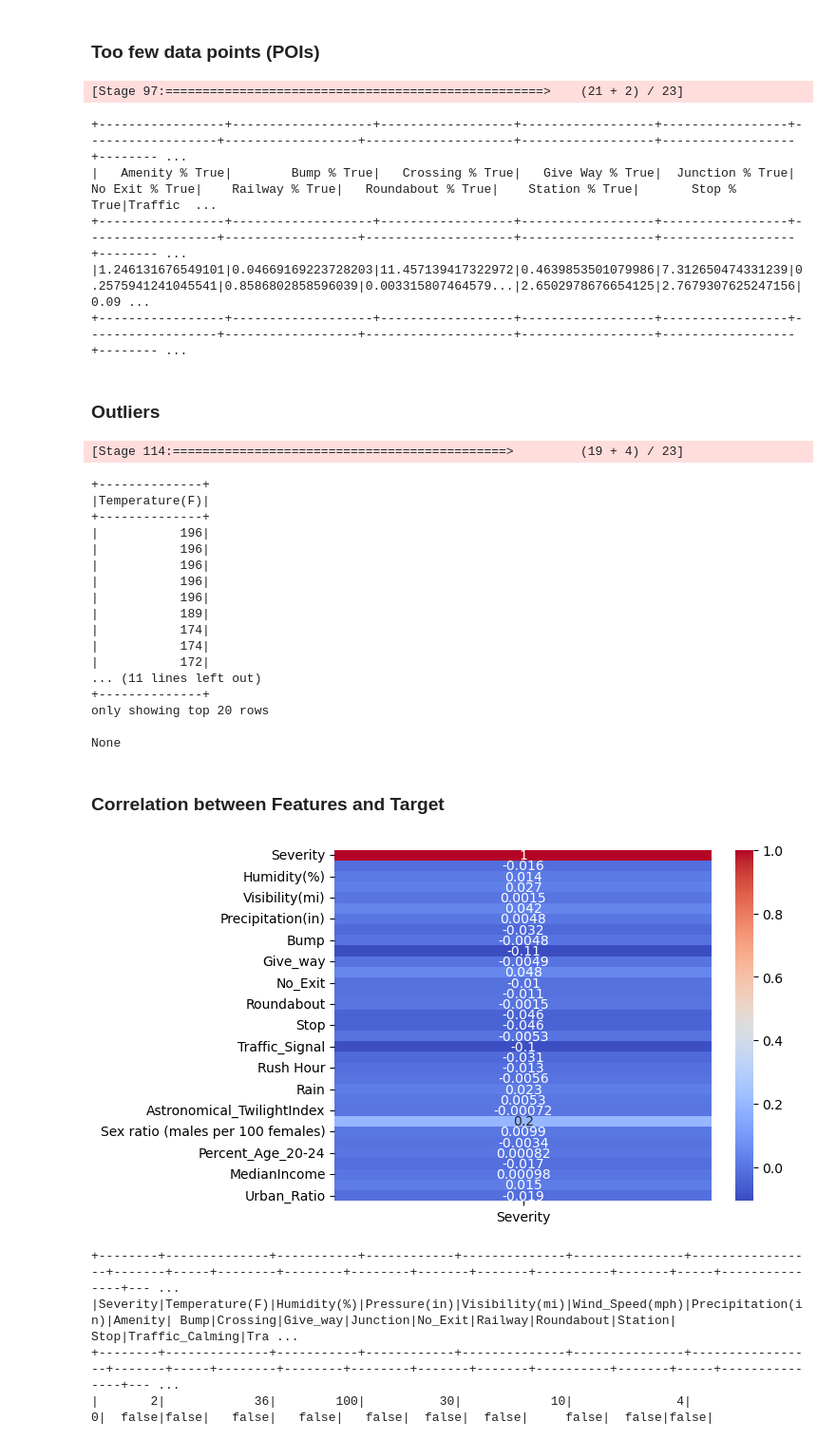
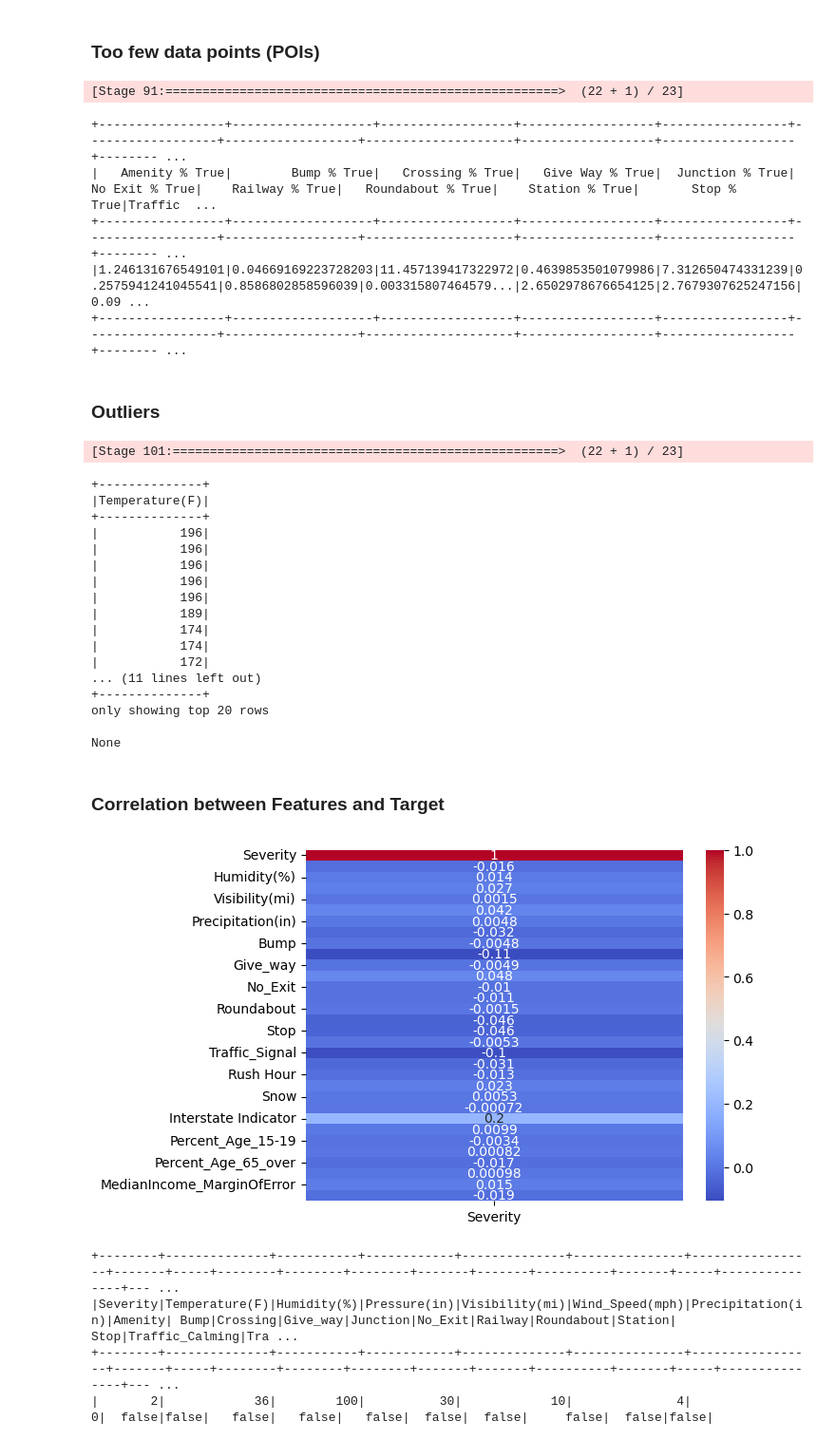
Before and after one commit to eplarocco/spark_traffic_data, a Jupyter notebook: Preprocessing_update.ipynb, the cells around one changed output. Shown at 95% size. Drawn from its saved outputs; the diff is of its cells as text; code cells hidden in the pictures.

Commit message:
fixed column names

```diff
--- a/Preprocessing_update.ipynb
+++ b/Preprocessing_update.ipynb
@@ -218,17 +214,3 @@ only showing top 5 rows
 |A-5|Source2|       2|2016-02-08 07:39:07|2016-02-08 08:09:07|       40|      -84|   null|   null|           0|Accident on McEwe...|Miamisburg Center...|      Dayton|Montgomery|   OH|     45459|     U ...
 +---+-------+--------+-------------------+-------------------+---------+---------+-------+-------+------------+--------------------+--------------------+------------+----------+-----+----------+------ ...
 only showing top 5 rows
-# %%
-#Create list of holiday dates for span of data (2016-2023)
-df = df.withColumn('Start_Date_Date', date_format('Start_Time', 'yyyy-MM-dd')) # Create Date Column from Start Date
-
-h = []
-for ptr in holidays.UnitedStates(years = [2016,2017,2018,2019,2020,2021,2022,2023]).items():
-    h.append(ptr[0].strftime("%Y-%m-%d"))
-
-# Create Holiday column
-df = df.withColumn(
-    'Holiday',
-    F.when(array_contains(lit(h), F.col("Start_Date_Date")), 1)\
-    .otherwise(0))
-df.show(5)
@@ -745,7 +731,7 @@ df.select(((sum(df.Amenity.cast("long"))/rows)*100).alias('Amenity % True'),
           ((sum(df.Traffic_Signal.cast("long"))/rows)*100).alias('Traffic Signal % True')
     ).show()
 # %% [output]
-[Stage 97:===================================================>    (21 + 2) / 23]
+[Stage 91:=====================================================>  (22 + 1) / 23]
 +-----------------+-------------------+------------------+------------------+-----------------+------------------+------------------+--------------------+------------------+------------------+-------- ...
 |   Amenity % True|        Bump % True|   Crossing % True|   Give Way % True|  Junction % True|    No Exit % True|    Railway % True|   Roundabout % True|    Station % True|       Stop % True|Traffic  ...
 +-----------------+-------------------+------------------+------------------+-----------------+------------------+------------------+--------------------+------------------+------------------+-------- ...
@@ -780,7 +766,7 @@ col = 'Temperature(F)'
 out = outliers(df, col)
 print(out)
 # %% [output]
-[Stage 114:=============================================>         (19 + 4) / 23]
+[Stage 101:====================================================>  (22 + 1) / 23]
 +--------------+
 |Temperature(F)|
 +--------------+
@@ -824,7 +810,7 @@ cols = ['Severity',
  'Traffic_Signal',
  'Weekday',
  'Rush Hour',
- 'Holiday',
+ #'Holiday',
  'Rain',
  'Snow',
  'Astronomical_TwilightIndex',
@@ -862,35 +848,35 @@ corr_matrix_pd = corr_matrix_pd.drop(['Temperature(F)',
  'Give_way',
  'Junction',
  'No_Exit',
  'Railway',
  'Roundabout',
  'Station',
  'Stop',
  'Traffic_Calming',
  'Traffic_Signal',
  'Weekday',
  'Rush Hour',
- 'Holiday',
+ #'Holiday',
  'Rain',
  'Snow',
  'Astronomical_TwilightIndex',
  'Interstate Indicator',
  'Sex ratio (males per 100 females)',
  'Percent_Age_15-19',
  'Percent_Age_20-24',
  'Percent_Age_65_over',
  'MedianIncome',
  'MedianIncome_MarginOfError',
  'Urban_Ratio'])
 
 #Plot
 ax = sns.heatmap(corr_matrix_pd.T, annot=True, cmap="coolwarm")
 # Rotate the value labels by 90 degrees
 #for t in ax.texts:
     #t.set_rotation(90)
 plt.show()
 # %% [output]
-[figure, old version]
+[figure, new version]
 # %%
 df.show(5)
 # %% [output]
```
Also changed, not shown: parts of 31 cells of this notebook, 48 other files.
